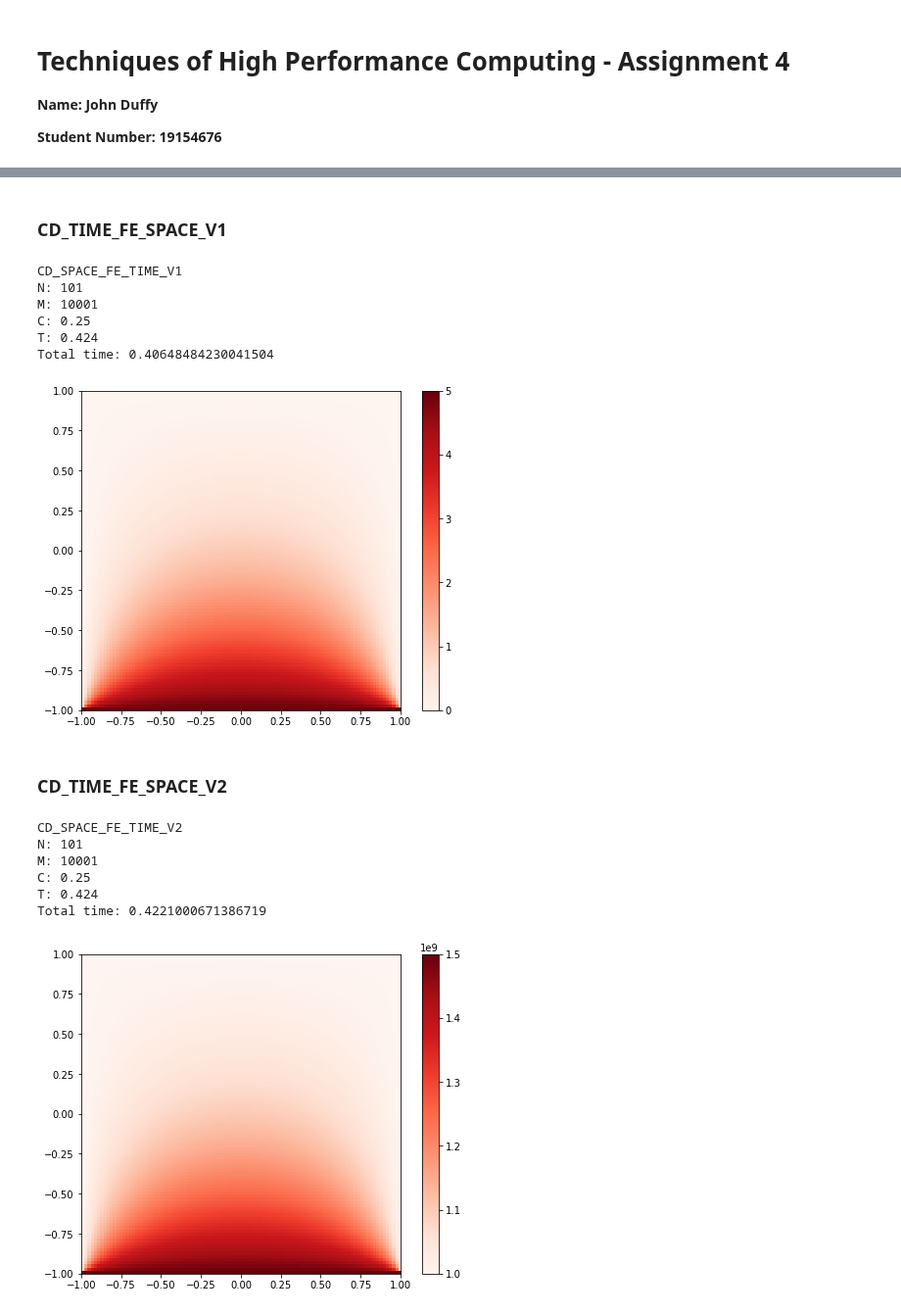
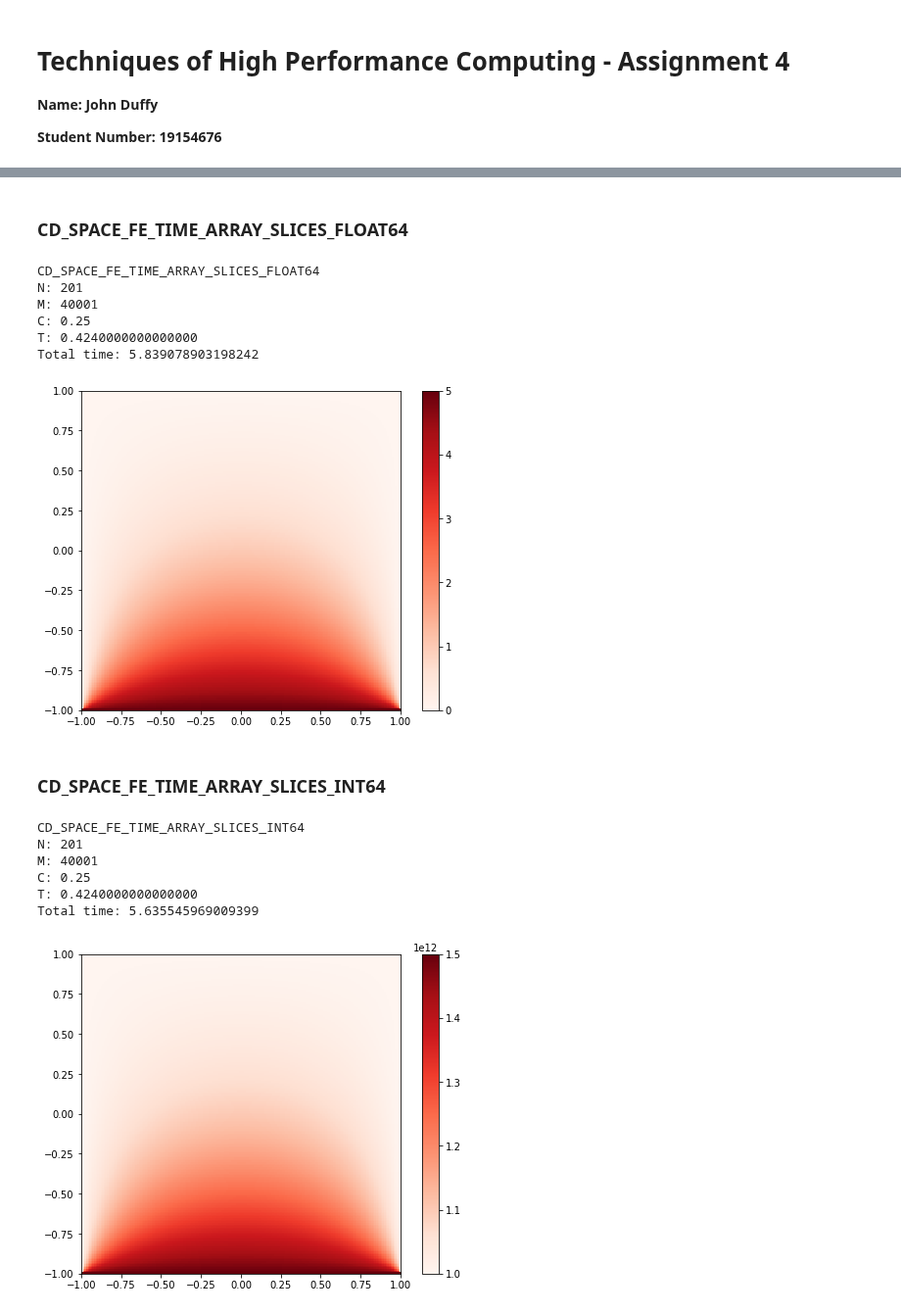
Before and after one commit to johnduffymsc/PHAS0102, a Jupyter notebook: assignment-4.ipynb, the cells around one changed output, grey strips where cells are left out. Shown at 98% size. Cells and saved outputs as stored; diff of their text form; code cells hidden in the pictures.

Commit message:
Consolidation of methods for submission.

```diff
--- a/assignment-4.ipynb
+++ b/assignment-4.ipynb
@@ -51 +140,7 @@ from numba import njit, prange
+# %%
+# Integer values for arbitary precision methods...
+
+UINT_BIG_0 = 1_000_000_000_000
+UINT_BIG_1 = 1_100_000_000_000
+UINT_BIG_5 = 1_500_000_000_000
 # %% [markdown]
@@ -63,10 +158,10 @@ def step(n, u, c):
 
     return v
 # %%
-N = 101
-M = 10001
+N = 201
+M = 40001
 
-print("CD_SPACE_FE_TIME_V0")
+print("CD_SPACE_FE_TIME_NUMBA_FLOAT64")
 print("N: {}".format(N))
 print("M: {}".format(M))
 print("C: {}".format(((N - 1) * (N - 1)) / (4 * (M - 1))))
@@ -88,7 +183,7 @@ with Timer() as t:
         u = step(N, u, c)
         i = i + 1
 
-print("T: {}".format(i / (M - 1)))
+print("T: {:.16f}".format(i / (M - 1)))
 print("Total time: {0}".format(t.interval))
 
 plot(u)
@@ -102,11 +197,11 @@ Total time: 2.585007667541504
 [figure]
 # %% [markdown]
-### CD_TIME_FE_SPACE_V1
+### CD_SPACE_FE_TIME_ARRAY_SLICES_FLOAT64
 # %%
-N = 101
-M = 10001
+N = 201
+M = 40001
 
-print("CD_SPACE_FE_TIME_V1")
+print("CD_SPACE_FE_TIME_ARRAY_SLICES_FLOAT64")
 print("N: {}".format(N))
 print("M: {}".format(M))
 print("C: {}".format(((N - 1) * (N - 1)) / (4 * (M - 1))))
@@ -123,50 +218,50 @@ with Timer() as t:
         u[1:N-1, 1:N-1] = u[1:N-1, 1:N-1] + (u[0:N-2, 1:N-1] + u[2:N, 1:N-1] + u[1:N-1, 0:N-2] + u[1:N-1, 2:N] - 4 * u[1:N-1, 1:N-1]) * (N - 1) * (N - 1) / 4 / (M - 1)
         i = i + 1
 
-print("T: {}".format(i / (M - 1)))
+print("T: {:.16f}".format(i / (M - 1)))
 print("Total time: {0}".format(t.interval))
 
 plot(u)
 # %% [output]
-CD_SPACE_FE_TIME_V1
-N: 101
-M: 10001
+CD_SPACE_FE_TIME_ARRAY_SLICES_FLOAT64
+N: 201
+M: 40001
 C: 0.25
-T: 0.424
-Total time: 0.40648484230041504
+T: 0.4240000000000000
+Total time: 5.839078903198242
 [figure]
 # %% [markdown]
-### CD_TIME_FE_SPACE_V2
+### CD_SPACE_FE_TIME_ARRAY_SLICES_INT64
 # %%
-N = 101
-M = 10001
+N = 201
+M = 40001
 
-print("CD_SPACE_FE_TIME_V2")
+print("CD_SPACE_FE_TIME_ARRAY_SLICES_INT64")
 print("N: {}".format(N))
 print("M: {}".format(M))
 print("C: {}".format(((N - 1) * (N - 1)) / (4 * (M - 1))))
 
-u = np.full((N, N), 1_000_000_000, dtype=np.int64)
+u = np.full((N, N), UINT_BIG_0, dtype=np.int64)
 
-u[0, :] = 1_500_000_000
+u[0, :] = UINT_BIG_5
 
 i = 0
 
 with Timer() as t:
-    while u[(N - 1) // 2, (N - 1) // 2] < 1_100_000_000:
+    while u[(N - 1) // 2, (N - 1) // 2] < UINT_BIG_1:
         u[1:N-1, 1:N-1] = u[1:N-1, 1:N-1] + (u[0:N-2, 1:N-1] + u[2:N, 1:N-1] + u[1:N-1, 0:N-2] + u[1:N-1, 2:N] - 4 * u[1:N-1, 1:N-1]) * (N - 1) * (N - 1) / 4 / (M - 1)
         i = i + 1
 
-print("T: {}".format(i / (M - 1)))
+print("T: {:.16f}".format(i / (M - 1)))
 print("Total time: {}".format(t.interval))
 
 plot(u)
 # %% [output]
-CD_SPACE_FE_TIME_V2
-N: 101
-M: 10001
+CD_SPACE_FE_TIME_ARRAY_SLICES_INT64
+N: 201
+M: 40001
 C: 0.25
-T: 0.424
-Total time: 0.4221000671386719
+T: 0.4240000000000000
+Total time: 5.635545969009399
-[figure, old version]
+[figure, new version]
 # %% [markdown]
```
Also changed, not shown: parts of 25 cells of this notebook.
